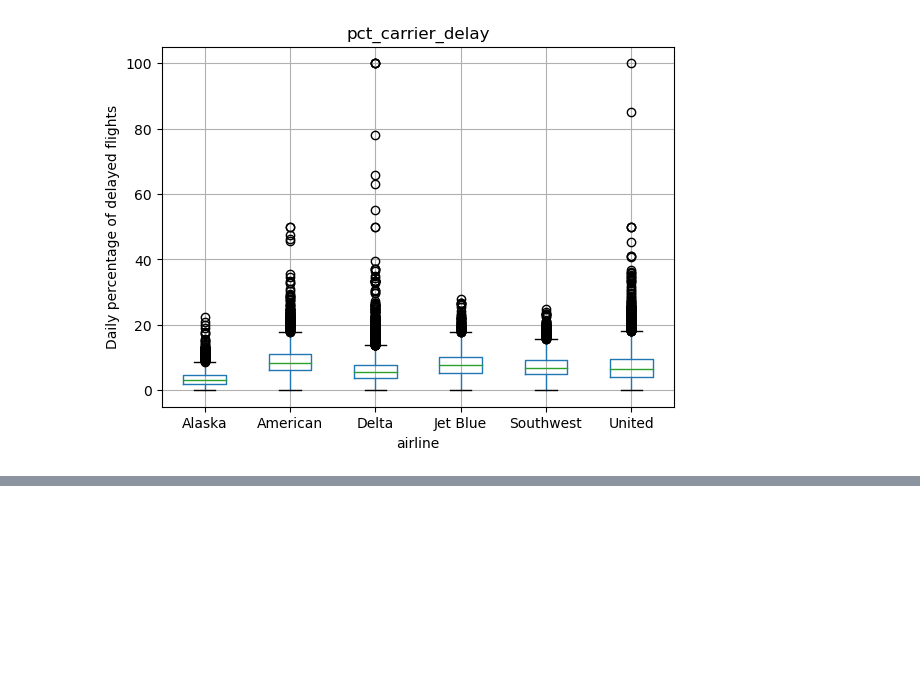
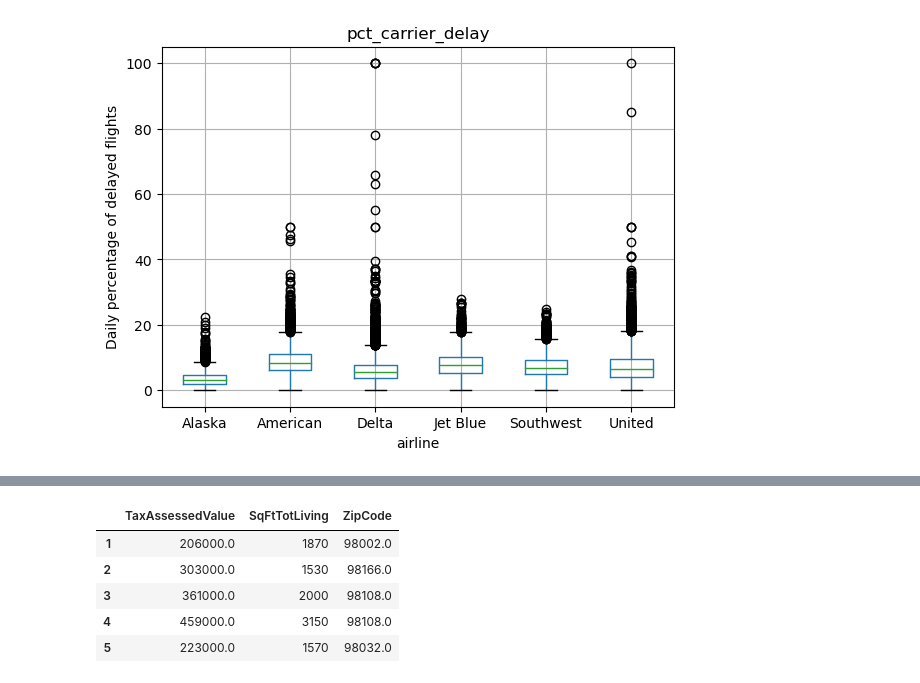
Before and after one commit to shailesh097/statistics_datascience, a Jupyter notebook: main.ipynb, the cells around one changed output, grey strips where cells are left out. Saved outputs shown, nothing was run; the diff lists cells and outputs as text; code cells hidden in the pictures; blank space fills up the shorter version.

```diff
--- a/main.ipynb
+++ b/main.ipynb
@@ -326,0 +339,9 @@ Text(0.5, 0.98, '')
+# %%
+tax0.head()
+# %% [output]
+|  | TaxAssessedValue | SqFtTotLiving | ZipCode |
+| 1 | 206000.0 | 1870 | 98002.0 |
+| 2 | 303000.0 | 1530 | 98166.0 |
+| 3 | 361000.0 | 2000 | 98108.0 |
+| 4 | 459000.0 | 3150 | 98108.0 |
+| 5 | 223000.0 | 1570 | 98032.0 |
```
Also changed, not shown: parts of 4 cells of this notebook.
